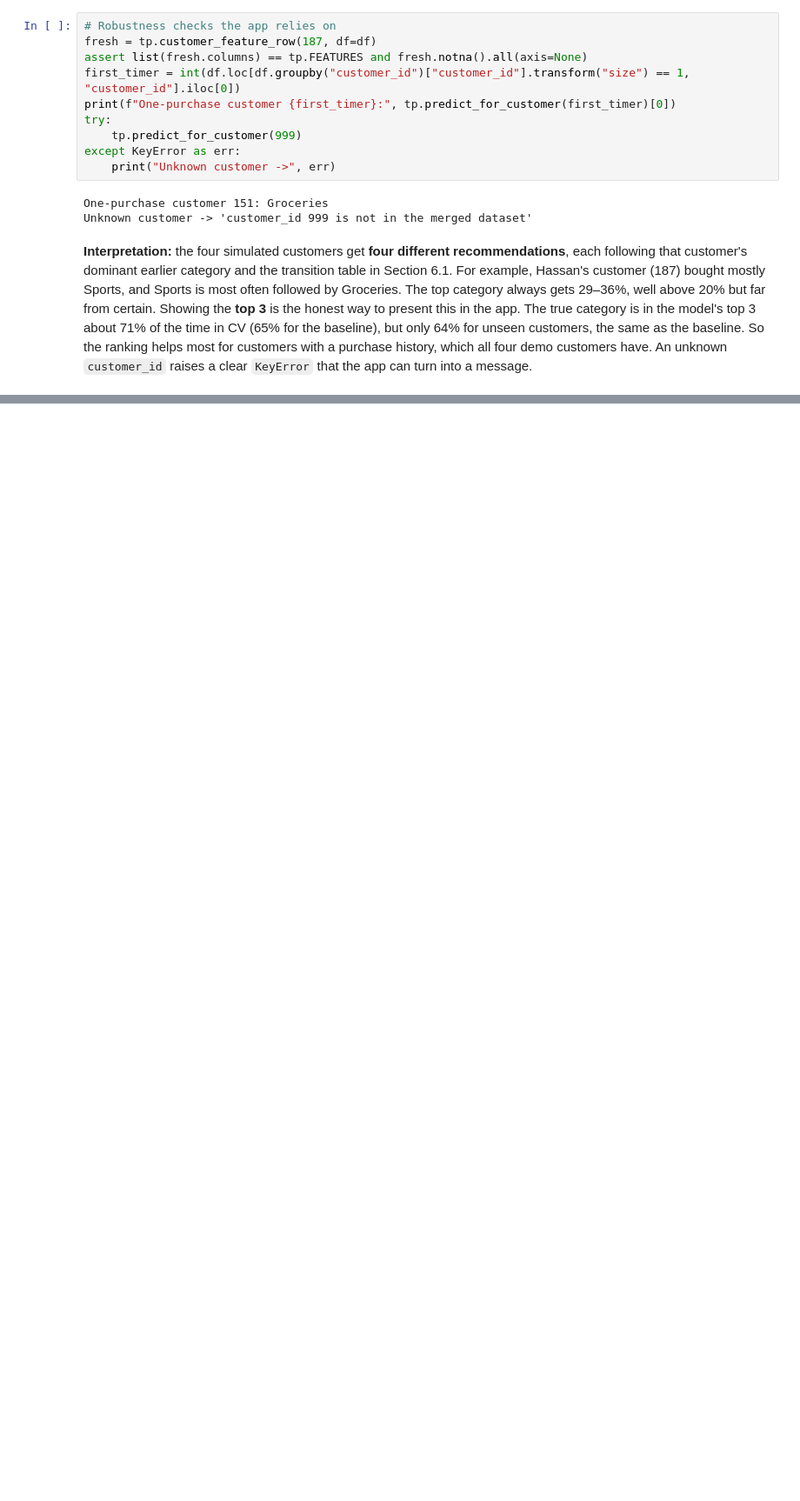
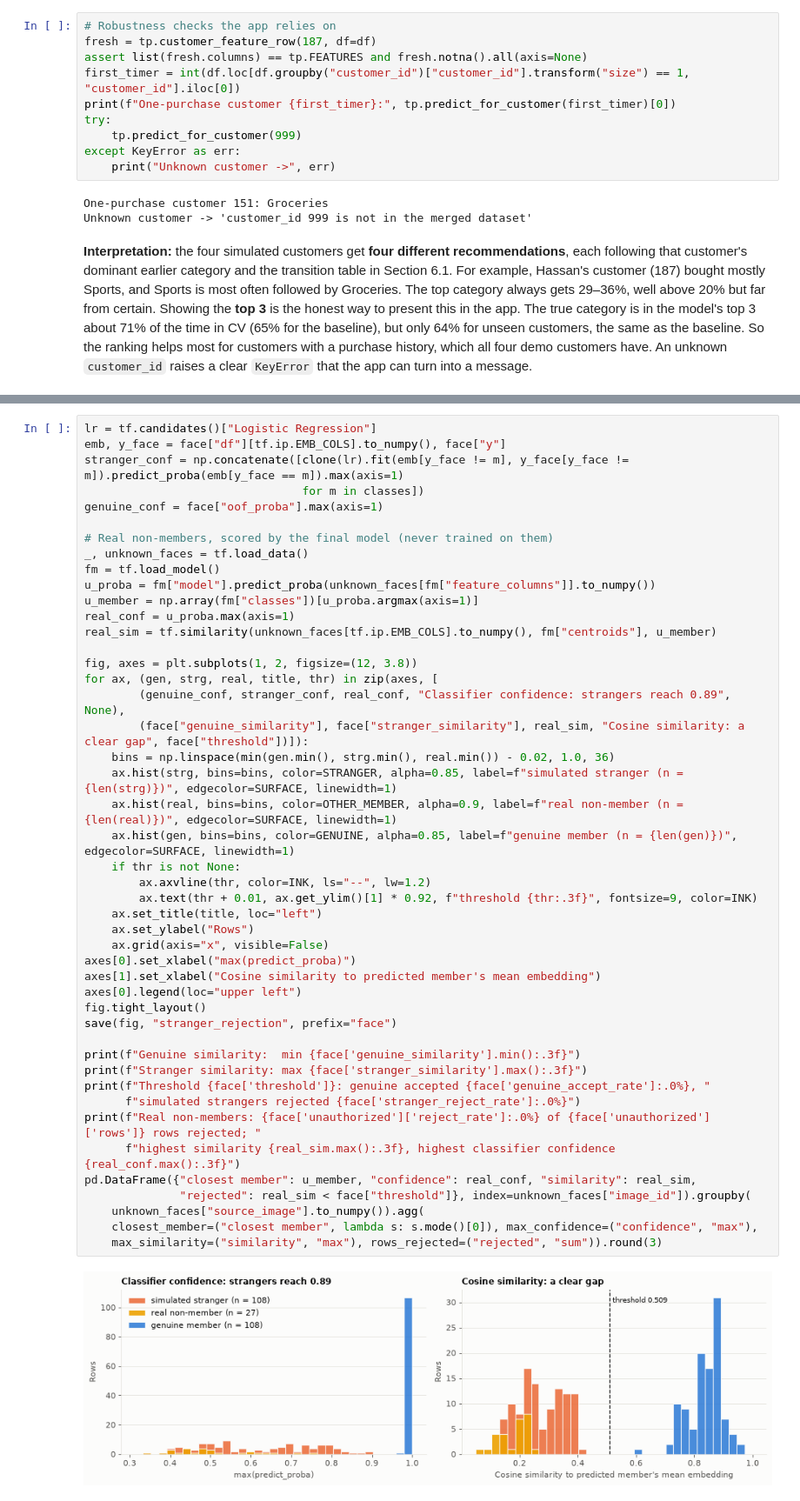
Before and after one commit to Hassan-Adelani-Luqman/g9-biometric-product-recommender, a Jupyter notebook: notebooks/04_model_training_evaluation.ipynb, the cells around one changed output, grey strips where cells are left out. Shown at 87% size. Saved outputs shown, nothing was run; the diff lists cells and outputs as text; blank space fills up the shorter version.

```diff
--- a/notebooks/04_model_training_evaluation.ipynb
+++ b/notebooks/04_model_training_evaluation.ipynb
@@ -494,0 +589,48 @@ This table reads `models/{face,voice,product}_model_meta.json`. Rerunning this c
+# %%
+lr = tf.candidates()["Logistic Regression"]
+emb, y_face = face["df"][tf.ip.EMB_COLS].to_numpy(), face["y"]
+stranger_conf = np.concatenate([clone(lr).fit(emb[y_face != m], y_face[y_face != m]).predict_proba(emb[y_face == m]).max(axis=1)
+                                for m in classes])
+genuine_conf = face["oof_proba"].max(axis=1)
+
+# Real non-members, scored by the final model (never trained on them)
+_, unknown_faces = tf.load_data()
+fm = tf.load_model()
+u_proba = fm["model"].predict_proba(unknown_faces[fm["feature_columns"]].to_numpy())
+u_member = np.array(fm["classes"])[u_proba.argmax(axis=1)]
+real_conf = u_proba.max(axis=1)
+real_sim = tf.similarity(unknown_faces[tf.ip.EMB_COLS].to_numpy(), fm["centroids"], u_member)
+
+fig, axes = plt.subplots(1, 2, figsize=(12, 3.8))
+for ax, (gen, strg, real, title, thr) in zip(axes, [
+        (genuine_conf, stranger_conf, real_conf, "Classifier confidence: strangers reach 0.89", None),
+        (face["genuine_similarity"], face["stranger_similarity"], real_sim, "Cosine similarity: a clear gap", face["threshold"])]):
+    bins = np.linspace(min(gen.min(), strg.min(), real.min()) - 0.02, 1.0, 36)
+    ax.hist(strg, bins=bins, color=STRANGER, alpha=0.85, label=f"simulated stranger (n = {len(strg)})", edgecolor=SURFACE, linewidth=1)
+    ax.hist(real, bins=bins, color=OTHER_MEMBER, alpha=0.9, label=f"real non-member (n = {len(real)})", edgecolor=SURFACE, linewidth=1)
+    ax.hist(gen, bins=bins, color=GENUINE, alpha=0.85, label=f"genuine member (n = {len(gen)})", edgecolor=SURFACE, linewidth=1)
+    if thr is not None:
+        ax.axvline(thr, color=INK, ls="--", lw=1.2)
+        ax.text(thr + 0.01, ax.get_ylim()[1] * 0.92, f"threshold {thr:.3f}", fontsize=9, color=INK)
+    ax.set_title(title, loc="left")
+    ax.set_ylabel("Rows")
+    ax.grid(axis="x", visible=False)
+axes[0].set_xlabel("max(predict_proba)")
+axes[1].set_xlabel("Cosine similarity to predicted member's mean embedding")
+axes[0].legend(loc="upper left")
+fig.tight_layout()
+save(fig, "stranger_rejection", prefix="face")
+
+print(f"Genuine similarity:  min {face['genuine_similarity'].min():.3f}")
+print(f"Stranger similarity: max {face['stranger_similarity'].max():.3f}")
+print(f"Threshold {face['threshold']}: genuine accepted {face['genuine_accept_rate']:.0%}, "
+      f"simulated strangers rejected {face['stranger_reject_rate']:.0%}")
+print(f"Real non-members: {face['unauthorized']['reject_rate']:.0%} of {face['unauthorized']['rows']} rows rejected; "
+      f"highest similarity {real_sim.max():.3f}, highest classifier confidence {real_conf.max():.3f}")
+pd.DataFrame({"closest member": u_member, "confidence": real_conf, "similarity": real_sim,
+              "rejected": real_sim < face["threshold"]}, index=unknown_faces["image_id"]).groupby(
+    unknown_faces["source_image"].to_numpy()).agg(
+    closest_member=("closest member", lambda s: s.mode()[0]), max_confidence=("confidence", "max"),
+    max_similarity=("similarity", "max"), rows_rejected=("rejected", "sum")).round(3)
+# %% [output]
+[figure, added]
```
Also changed, not shown: parts of 17 cells of this notebook.
